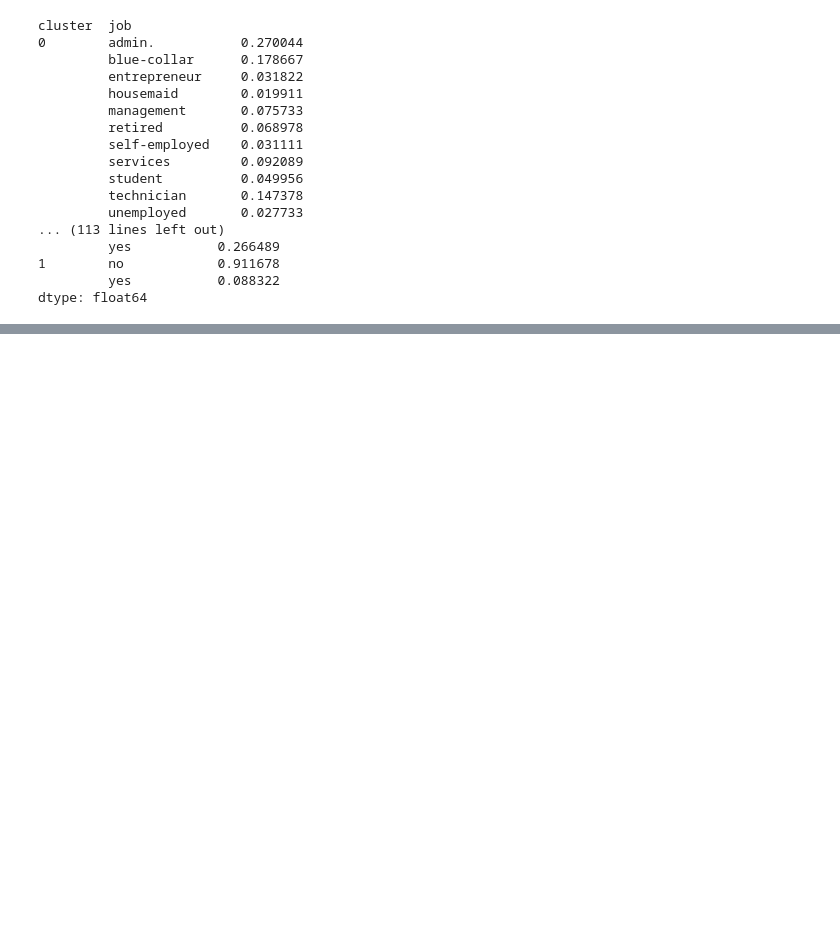
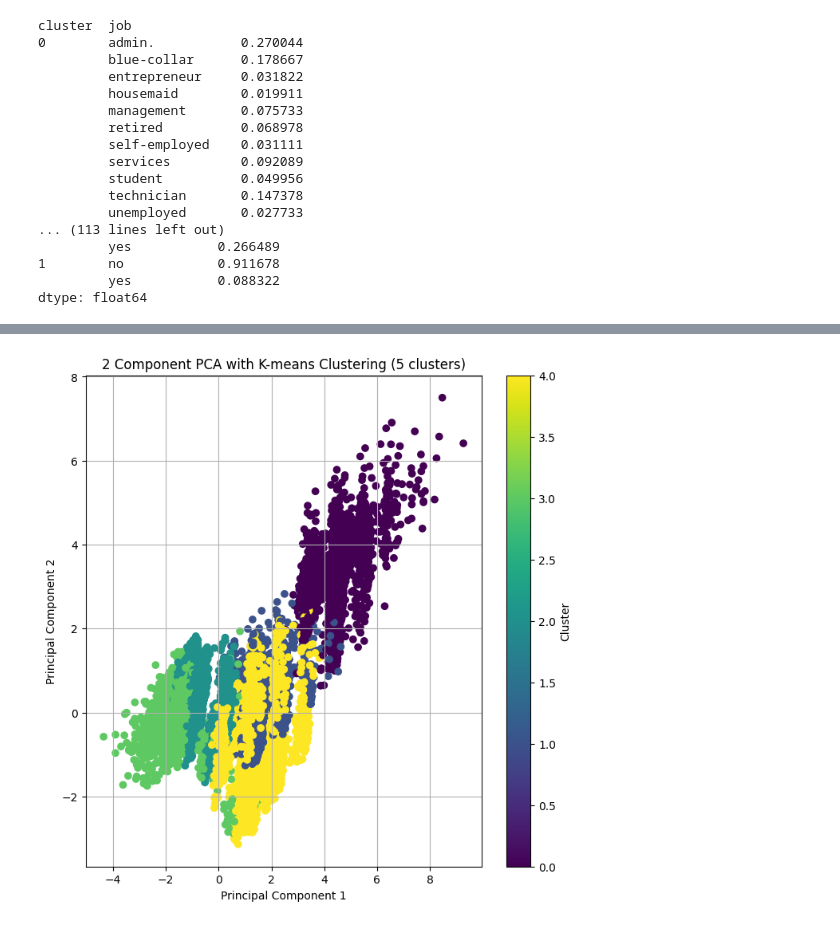
Before and after one commit to McGill-MMA-EnterpriseAnalytics/fourchetteurs, a Jupyter notebook: Final_code.ipynb, the cells around one changed output, grey strips where cells are left out. Cells and saved outputs as stored; diff of their text form; code cells hidden in the pictures; blank space fills up the shorter version.

```diff
--- a/Final_code.ipynb
+++ b/Final_code.ipynb
@@ -421,7 +426,3 @@ preprocessor_cluster = ColumnTransformer(
         ('num', numerical_transformer, numerical_cols_c),
         ('cat', categorical_transformer, categorical_cols)
     ])
-# %%
-X_preprocessed = preprocessor_cluster.fit_transform(df_cluster)
-
-print(X_preprocessed.shape)
@@ -429,0 +447,5 @@ print(X_preprocessed.shape)
+# %%
+pipeline_kmeans = Pipeline(steps=[
+    ('preprocessor', preprocessor_cluster),
+    ('clustering', KMeans(n_clusters=5, random_state=1))
+])
@@ -429,0 +454,16 @@ print(X_preprocessed.shape)
+# %%
+pipeline_gmm.fit(df_cluster)
+pipeline_ms.fit(df_cluster)
+pipeline_kmeans.fit(df_cluster)
+
+cluster_labels_gmm = pipeline_gmm.predict(df_cluster)
+cluster_labels_ms = pipeline_ms.predict(df_cluster)
+cluster_labels_kmeans = pipeline_kmeans.predict(df_cluster)
+
+df_cluster_results = df_cluster.copy()
+
+df_cluster_results['cluster_gmm'] = cluster_labels_gmm
+df_cluster_results['cluster_ms'] = cluster_labels_ms
+df_cluster_results['cluster_kmeans'] = cluster_labels_kmeans
+
+df_cluster_results.head()
@@ -616,0 +733,3 @@ for col in categorical_cols:
+# %%
+kmeans = KMeans(n_clusters=5, random_state=1)
+kmeans.fit(X_cluster)
@@ -616,0 +761,19 @@ for col in categorical_cols:
+# %%
+
+pca = PCA(n_components=2)
+principal_components = pca.fit_transform(X_cluster)
+principal_df = pd.DataFrame(data=principal_components, columns=['principal component 1', 'principal component 2'])
+# Concatenate the principal components with the cluster labels
+final_df = pd.concat([principal_df, pd.Series(kmeans.labels_, name='cluster')], axis=1)
+
+# Plotting the clusters
+plt.figure(figsize=(8, 8))
+plt.scatter(final_df['principal component 1'], final_df['principal component 2'], c=final_df['cluster'], cmap='viridis')
+plt.xlabel('Principal Component 1')
+plt.ylabel('Principal Component 2')
+plt.title('2 Component PCA with K-means Clustering (5 clusters)')
+plt.colorbar(label='Cluster')
+plt.grid(True)
+plt.show()
+# %% [output]
+[figure, added]
```
Also changed, not shown: parts of 29 cells of this notebook.
